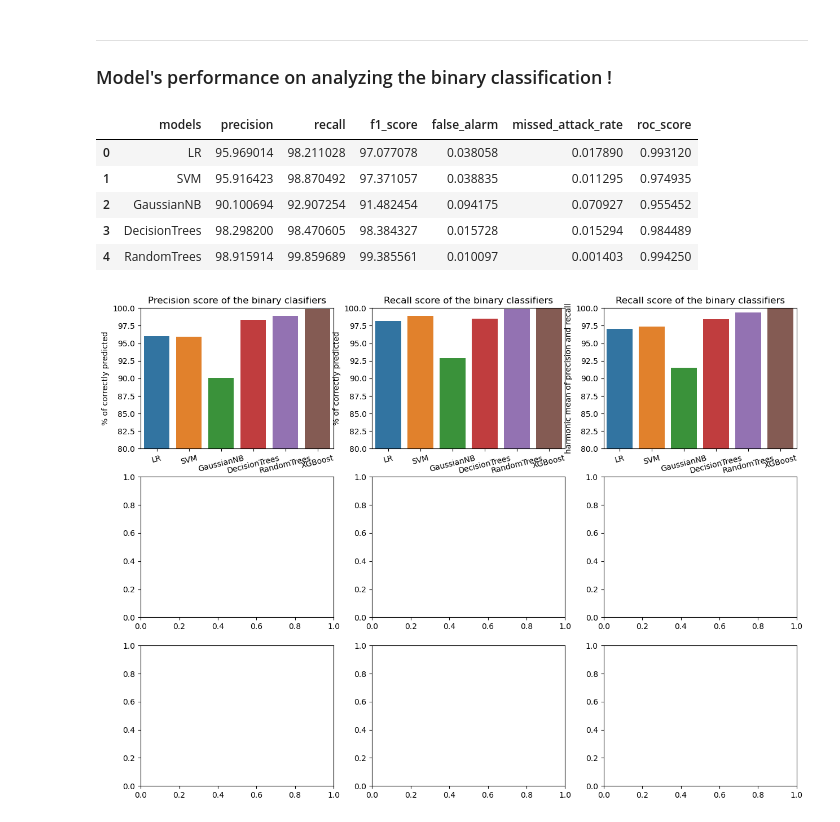
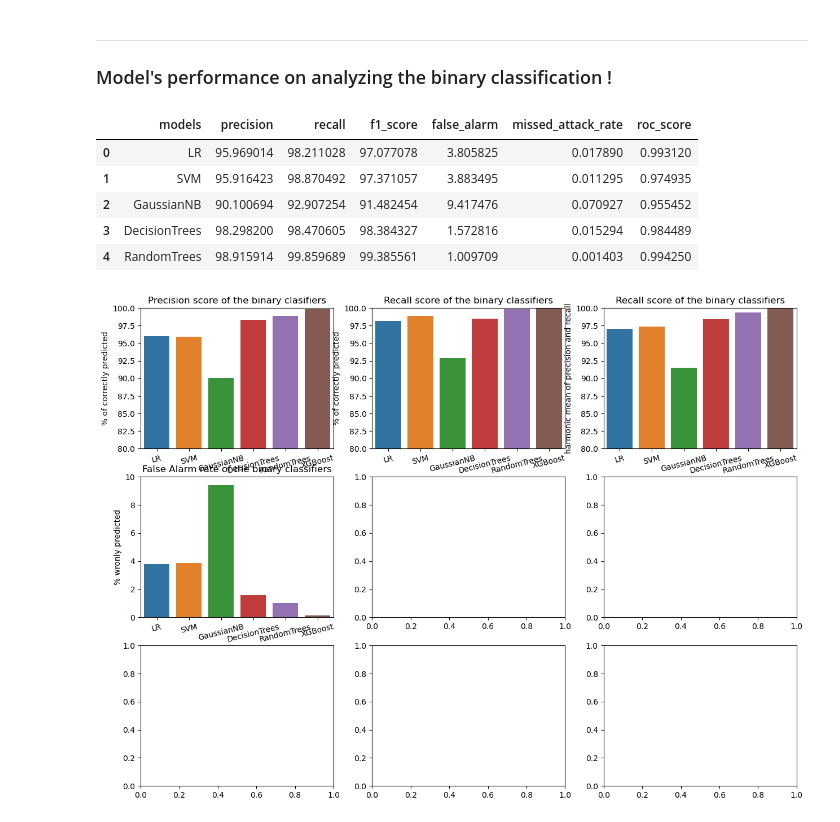
Before and after one commit to suzaladhikari/Network_Intrusion_Detector, a Jupyter notebook: Model's Performance /modelsperformance.ipynb, the cells around one changed output. Saved outputs shown, nothing was run; the diff lists cells and outputs as text; code cells hidden in the pictures.

Commit message:
false alarm rate has been plotted

```diff
--- a/Model's Performance /modelsperformance.ipynb
+++ b/Model's Performance /modelsperformance.ipynb
@@ -110,29 +110,31 @@ data.drop(columns=['Unnamed: 0'], inplace = True)
 data['precision'] = data['precision']* 100
 data['recall'] = data['recall']* 100
 data['f1_score'] = data['f1_score']* 100
+data['false_alarm'] = data['false_alarm'] * 100
 data.head(5)
 # %% [output]
 |  | models | precision | recall | f1_score | false_alarm | missed_attack_rate | roc_score |
-| 0 | LR | 95.969014 | 98.211028 | 97.077078 | 0.038058 | 0.017890 | 0.993120 |
-| 1 | SVM | 95.916423 | 98.870492 | 97.371057 | 0.038835 | 0.011295 | 0.974935 |
-| 2 | GaussianNB | 90.100694 | 92.907254 | 91.482454 | 0.094175 | 0.070927 | 0.955452 |
-| 3 | DecisionTrees | 98.298200 | 98.470605 | 98.384327 | 0.015728 | 0.015294 | 0.984489 |
-| 4 | RandomTrees | 98.915914 | 99.859689 | 99.385561 | 0.010097 | 0.001403 | 0.994250 |
+| 0 | LR | 95.969014 | 98.211028 | 97.077078 | 3.805825 | 0.017890 | 0.993120 |
+| 1 | SVM | 95.916423 | 98.870492 | 97.371057 | 3.883495 | 0.011295 | 0.974935 |
+| 2 | GaussianNB | 90.100694 | 92.907254 | 91.482454 | 9.417476 | 0.070927 | 0.955452 |
+| 3 | DecisionTrees | 98.298200 | 98.470605 | 98.384327 | 1.572816 | 0.015294 | 0.984489 |
+| 4 | RandomTrees | 98.915914 | 99.859689 | 99.385561 | 1.009709 | 0.001403 | 0.994250 |
 # %%
 ### Plotting the values
 fig,ax = plt.subplots(3,3, figsize = (15,11))
 
 def plotting_the_datas(axes, x, y, data, xlabel, ylabel, ylim1,ylim2, title):
     sns.barplot(x = x, y =y , hue =x, ax = axes, data = data)
     axes.set_xlabel(xlabel)
     axes.set_ylabel(ylabel)
     axes.set_title(title)
     axes.set_ylim(ylim1,ylim2)
     axes.tick_params(axis='x', labelrotation=14)
 
 
 plotting_the_datas(ax[0][0], 'models', 'precision',data, 'Models Trained and Tested', '% of correctly predicted',80,100,'Precision score of the binary clasifiers')
 plotting_the_datas(ax[0][1], 'models', 'recall',data, 'Models Trained and Tested', '% of correctly predicted',80,100,'Recall score of the binary classifiers')
 plotting_the_datas(ax[0][2], 'models', 'f1_score',data, 'Models Trained and Tested', 'harmonic mean of precision and recall',80,100,'Recall score of the binary classifiers')
+plotting_the_datas(ax[1][0], 'models', 'false_alarm',data, 'Models Trained and Tested', '% wronly predicted',0,10,'False Alarm rate of the binary classifiers')
 # %% [output]
-[figure, old version]
+[figure, new version]
```
